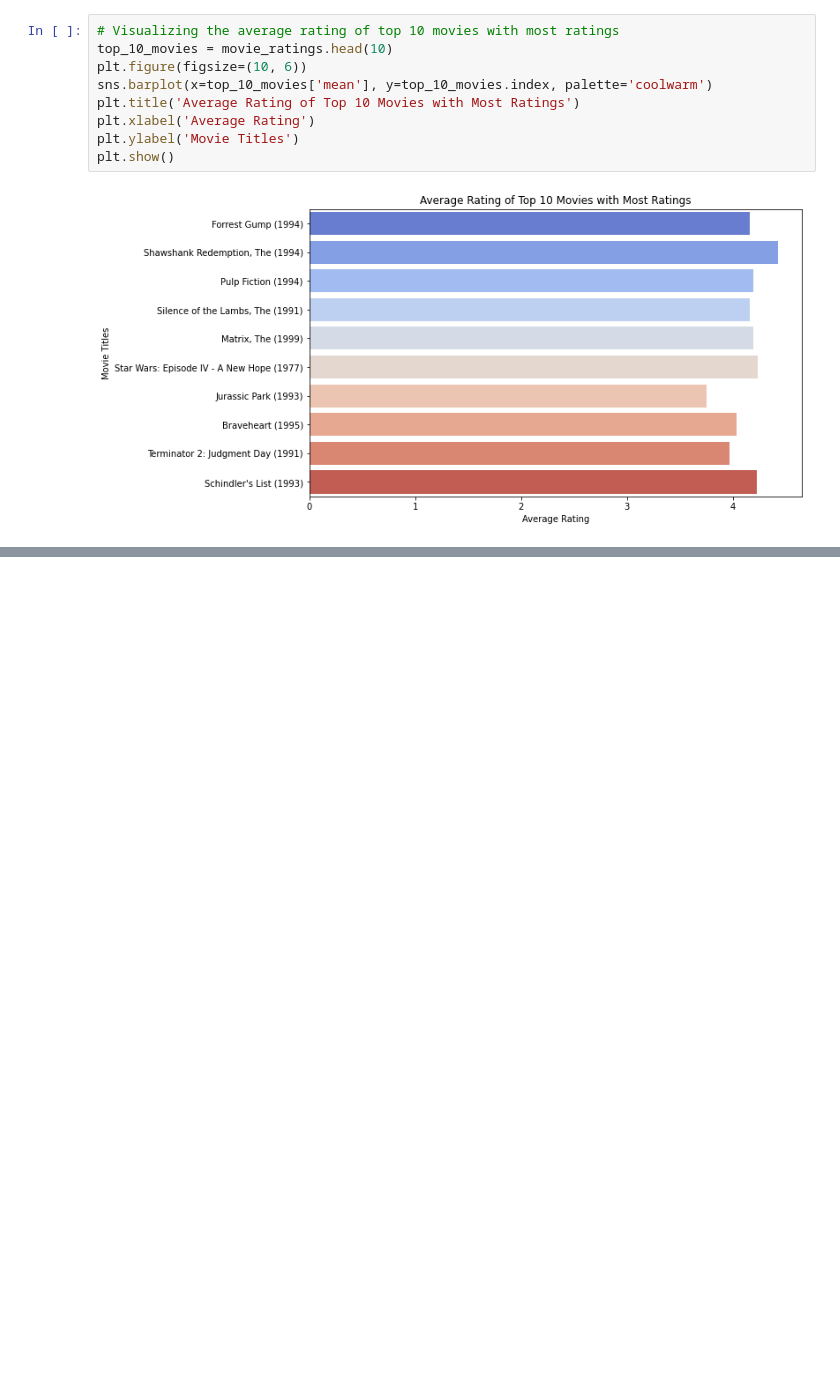
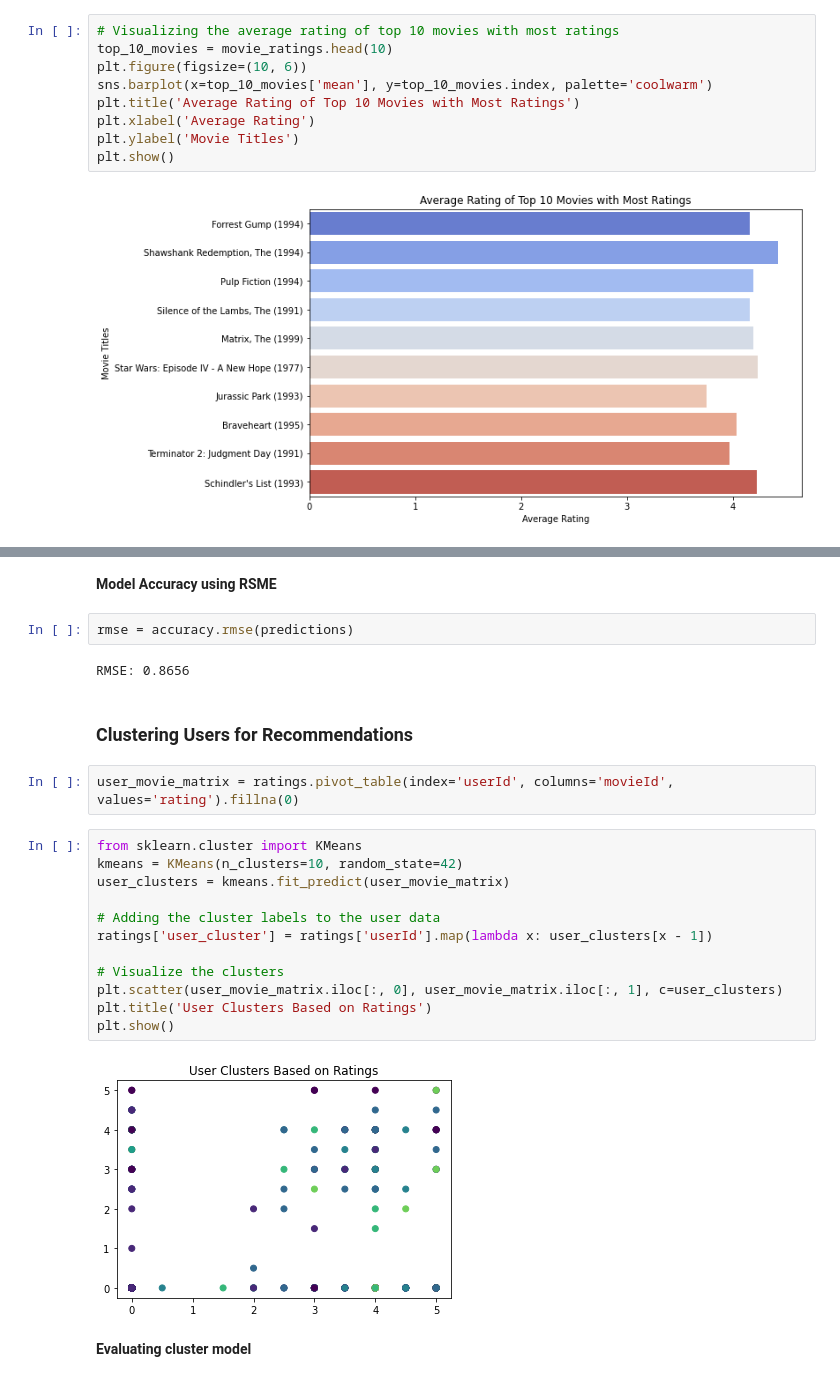
Before and after one commit to FaithMUTIS/Phase-4-group-2-project, a Jupyter notebook: Faith.ipynb, the cells around one changed output, grey strips where cells are left out. Saved outputs shown, nothing was run; the diff lists cells and outputs as text; blank space fills up the shorter version.

Commit message:
Model development and evaluation

```diff
--- a/Faith.ipynb
+++ b/Faith.ipynb
@@ -200,0 +269,26 @@ plt.show()
+# %% [markdown]
+**Model Accuracy using RSME**
+# %%
+rmse = accuracy.rmse(predictions)
+# %% [output]
+RMSE: 0.8656
+# %% [markdown]
+### **Clustering Users for Recommendations**
+# %%
+user_movie_matrix = ratings.pivot_table(index='userId', columns='movieId', values='rating').fillna(0)
+# %%
+from sklearn.cluster import KMeans
+kmeans = KMeans(n_clusters=10, random_state=42)
+user_clusters = kmeans.fit_predict(user_movie_matrix)
+
+# Adding the cluster labels to the user data
+ratings['user_cluster'] = ratings['userId'].map(lambda x: user_clusters[x - 1])
+
+# Visualize the clusters
+plt.scatter(user_movie_matrix.iloc[:, 0], user_movie_matrix.iloc[:, 1], c=user_clusters)
+plt.title('User Clusters Based on Ratings')
+plt.show()
+# %% [output]
+[figure, added]
+# %% [markdown]
+**Evaluating cluster model**
```
Also changed, not shown: parts of 24 cells of this notebook.
